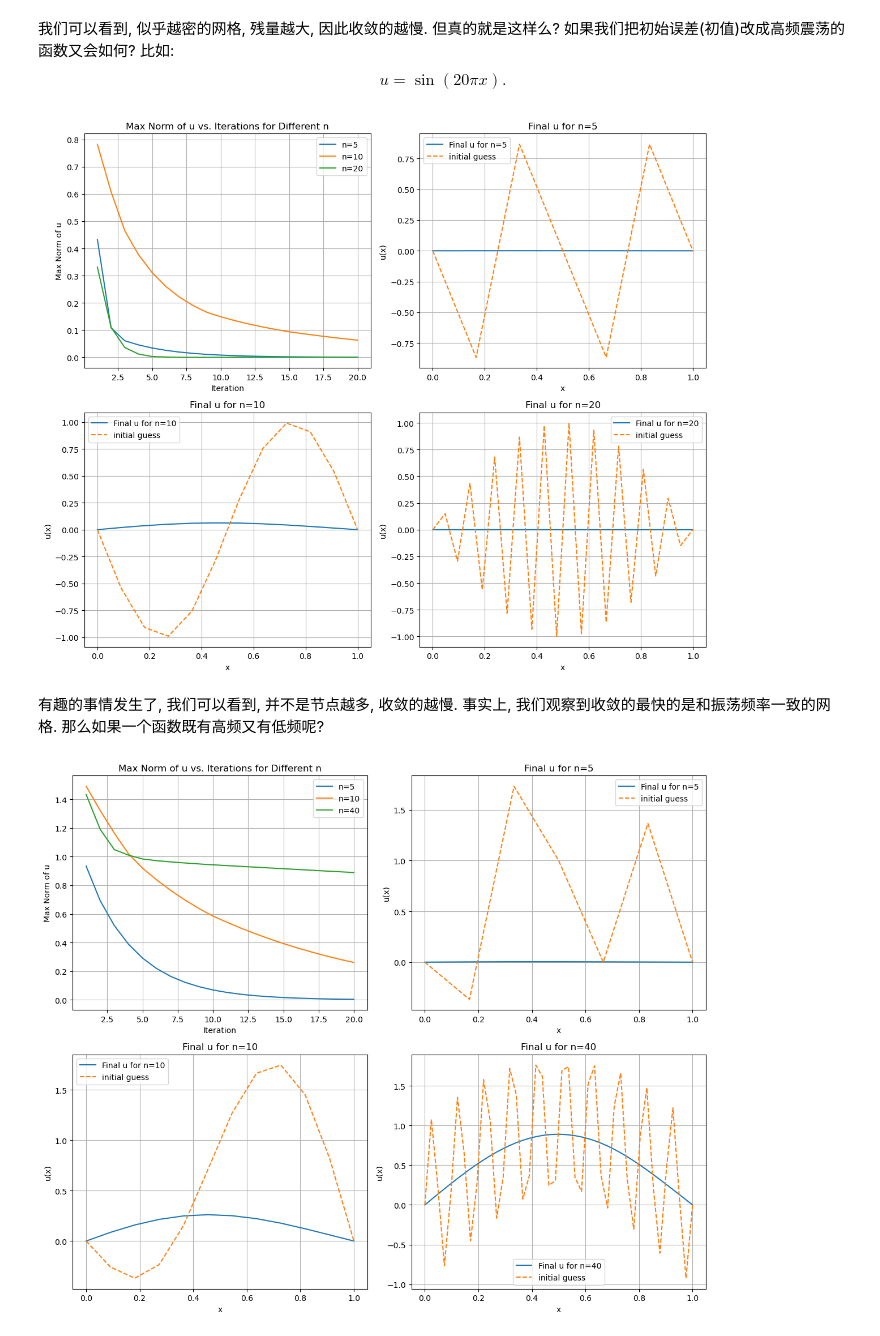
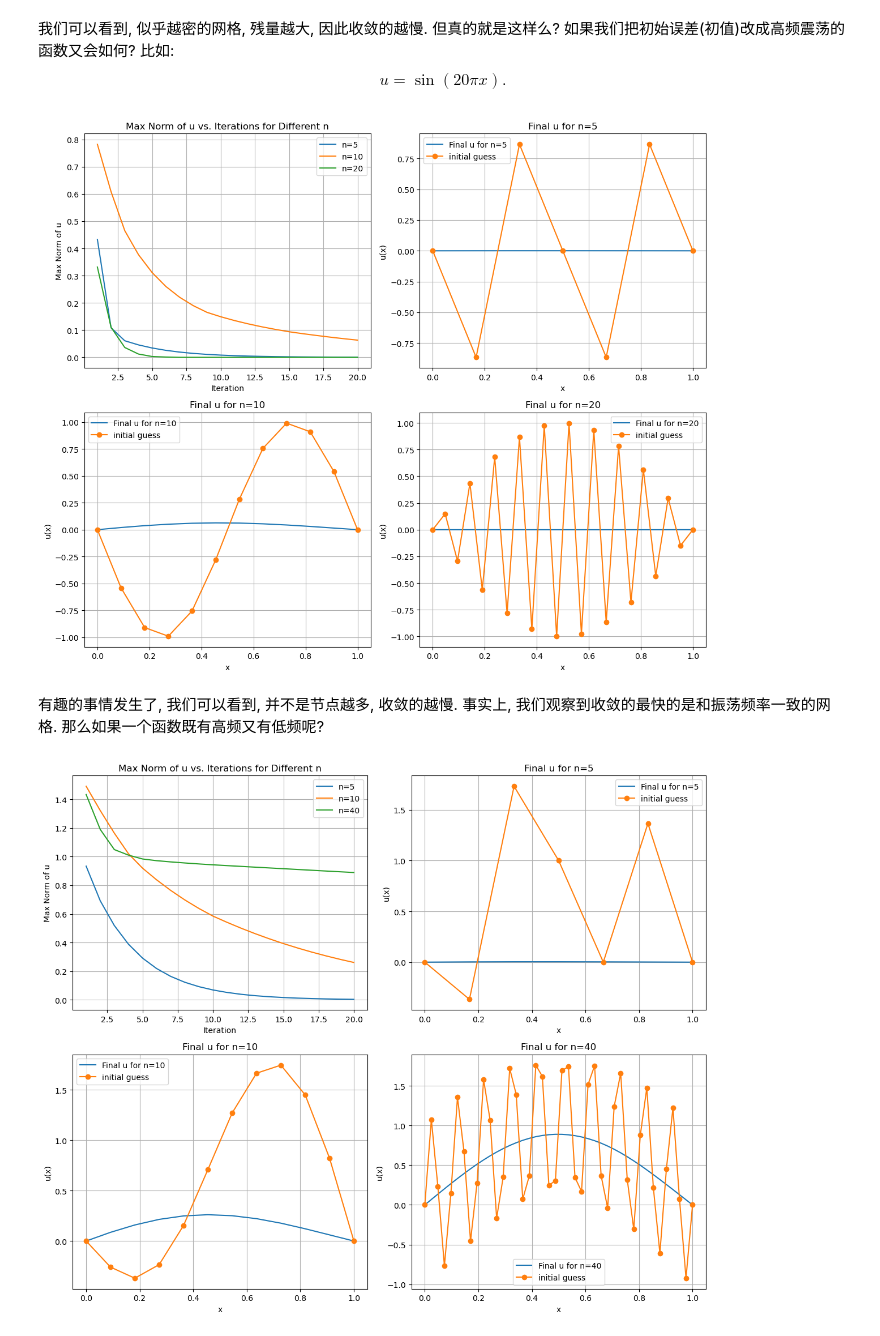
Before and after one commit to wangheyu/NA, a Jupyter notebook: Multi-Grid.ipynb, the cells around one changed output. Saved outputs shown, nothing was run; the diff lists cells and outputs as text; code cells hidden in the pictures.

```diff
--- a/Multi-Grid.ipynb
+++ b/Multi-Grid.ipynb
@@ -71,7 +71,7 @@ for index, n in enumerate(n_values, start=2):
     u_final, iterations, norms = gauss_seidel_with_norm(u, n, tol, max_iter)
     plt.subplot(2, 2, index)
     plt.plot(x, u_final, label=f"Final u for n={n}")
-    plt.plot(x, initial_func(x), '--', label=f"initial guess")
+    plt.plot(x, initial_func(x), 'o-', label=f"initial guess")
     plt.title(f"Final u for n={n}")
     plt.xlabel("x")
     plt.ylabel("u(x)")
@@ -117,7 +117,7 @@ for index, n in enumerate(n_values, start=2):
     u_final, iterations, norms = gauss_seidel_with_norm(u, n, tol, max_iter)
     plt.subplot(2, 2, index)
     plt.plot(x, u_final, label=f"Final u for n={n}")
-    plt.plot(x, initial_func(x), '--',label=f"initial guess")
+    plt.plot(x, initial_func(x), 'o-',label=f"initial guess")
     plt.title(f"Final u for n={n}")
     plt.xlabel("x")
     plt.ylabel("u(x)")
@@ -127,7 +127,7 @@ for index, n in enumerate(n_values, start=2):
 plt.tight_layout()
 plt.show()
 # %% [output]
-[figure, old version]
+[figure, new version]
 # %% [markdown]
 有趣的事情发生了, 我们可以看到, 并不是节点越多, 收敛的越慢. 事实上, 我们观察到收敛的最快的是和振荡频率一致的网格. 那么如果一个函数既有高频又有低频呢?
 # %%
@@ -142,32 +142,32 @@ plt.figure(figsize=(12, 10))
 
 # Plotting for norms
 plt.subplot(2, 2, 1)
 for n in n_values:
     x = np.linspace(0, 1, n+2)  # grid points including boundary
     u = initial_func(x)  # initial guess
     u_final, iterations, norms = gauss_seidel_with_norm(u, n, tol, max_iter)
     plt.plot(range(1, iterations+2), norms, label=f"n={n}")
 plt.title("Max Norm of u vs. Iterations for Different n")
 plt.xlabel("Iteration")
 plt.ylabel("Max Norm of u")
 plt.legend()
 plt.grid(True)
 
 # Plotting for final u values for different n
 for index, n in enumerate(n_values, start=2):
     x = np.linspace(0, 1, n+2)
     u = initial_func(x)
     u_final, iterations, norms = gauss_seidel_with_norm(u, n, tol, max_iter)
     plt.subplot(2, 2, index)
     plt.plot(x, u_final, label=f"Final u for n={n}")
-    plt.plot(x, initial_func(x), '--',label=f"initial guess")
+    plt.plot(x, initial_func(x), 'o-',label=f"initial guess")
     plt.title(f"Final u for n={n}")
     plt.xlabel("x")
     plt.ylabel("u(x)")
     plt.legend()
     plt.grid(True)
 
 plt.tight_layout()
 plt.show()
 # %% [output]
-[figure, old version]
+[figure, new version]
```
Also changed, not shown: parts of 3 cells of this notebook, 3 other files.
